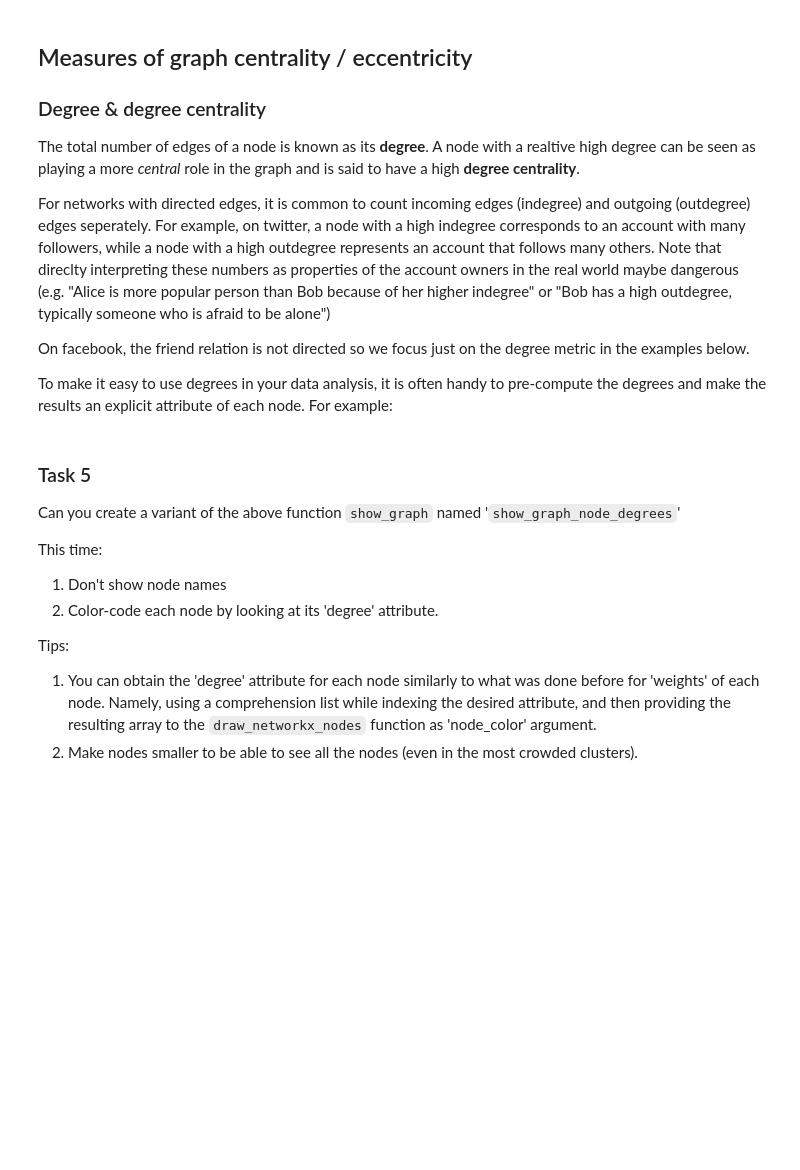
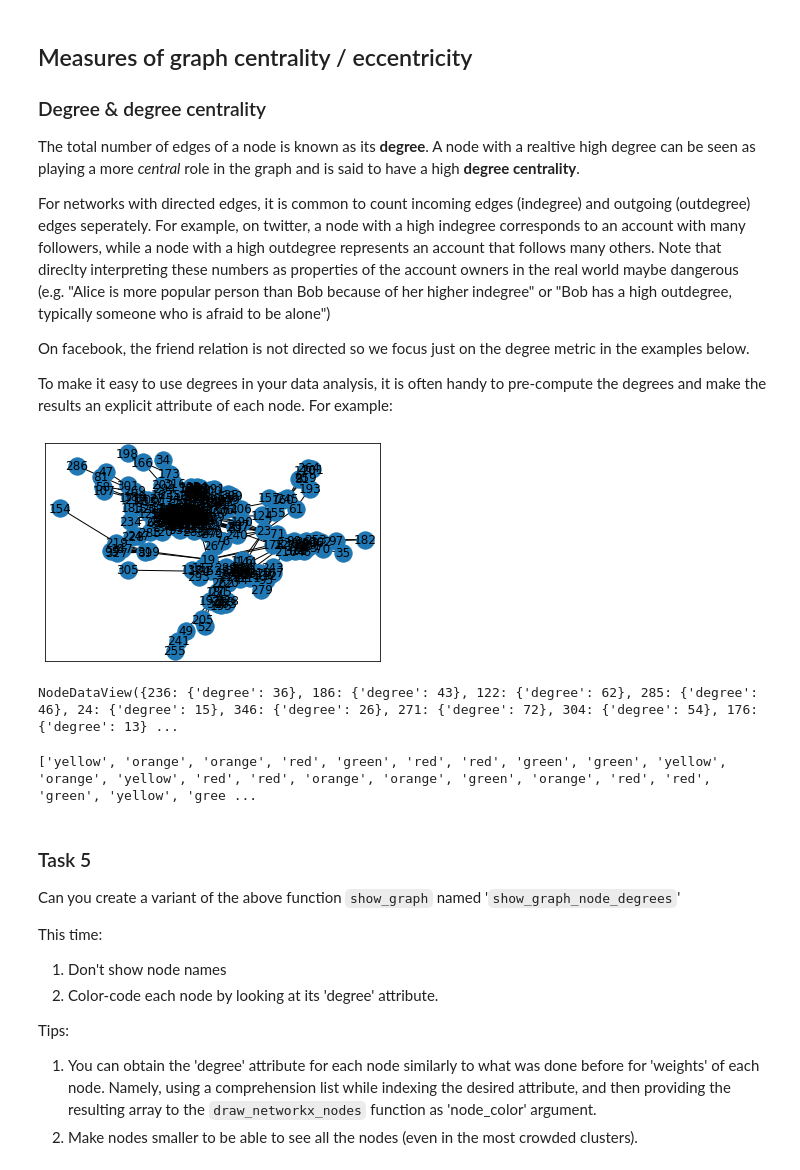
Before and after one commit to yossigijrath/Social-web, a Jupyter notebook: a3_network.ipynb, the cells around one changed output. Drawn from its saved outputs; the diff is of its cells as text; code cells hidden in the pictures; blank space fills up the shorter version.

```diff
--- a/a3_network.ipynb
+++ b/a3_network.ipynb
@@ -611,6 +610,42 @@ To make it easy to use degrees in your data analysis, it is often handy to pre-c
 degree_dict = dict(sG.degree(sG.nodes()))
 # add the attribute 'degree' to the respective node.
 nx.set_node_attributes(sG, degree_dict, 'degree')
+# %%
+nx.draw_networkx(sG)
+# %% [output]
+[figure, added]
+# %%
+sG.nodes(data=True)
+# %% [output]
+NodeDataView({236: {'degree': 36}, 186: {'degree': 43}, 122: {'degree': 62}, 285: {'degree': 46}, 24: {'degree': 15}, 346: {'degree': 26}, 271: {'degree': 72}, 304: {'degree': 54}, 176: {'degree': 13} ...
+# %%
+node_color = []
+
+for k,v in degree_dict.items():
+
+    # if the node has the attribute group1
+    if 1 <= v <= 10:
+        node_color.append('blue')
+
+    # if the node has the attribute group1
+    elif 11 <= v <= 20:
+        node_color.append('red')
+
+    # if the node has the attribute group1
+    elif 21 <= v <= 30:
+        node_color.append('green')
+
+    # if the node has the attribute group1
+    elif 31 <= v <= 40:
+        node_color.append('yellow')
+
+    # if the node has the attribute group1
+    elif 41 <= v <= 50:
+        node_color.append('orange')
+
+print(node_color)
+# %% [output]
+['yellow', 'orange', 'orange', 'red', 'green', 'red', 'red', 'green', 'green', 'yellow', 'orange', 'yellow', 'red', 'red', 'orange', 'orange', 'green', 'orange', 'red', 'red', 'green', 'yellow', 'gree ...
 # %% [markdown]
 ### Task 5
 
```
Also changed, not shown: parts of 28 cells of this notebook, 1 other file.
